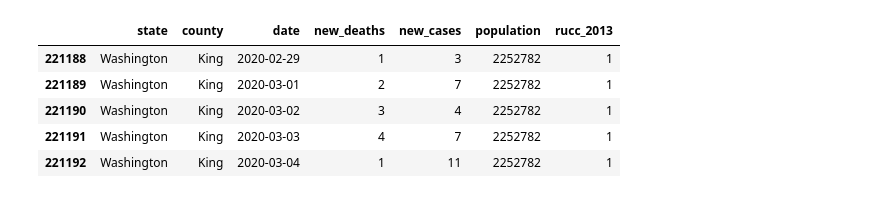
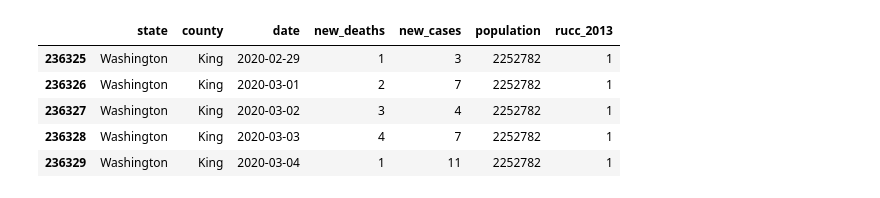
Before and after one commit to paulhtremblay/covid19, a Jupyter notebook: yakima_masks.ipynb, the cells around one changed output. Cells and saved outputs as stored; diff of their text form; code cells hidden in the pictures.

```diff
--- a/yakima_masks.ipynb
+++ b/yakima_masks.ipynb
@@ -95,15 +96,15 @@ show(p2)
 # %%
 DF.head()
 df_king = DF[(DF['state'] == 'Washington') & (DF['county'] == 'King')]
-df_king= df_king[(df_king['date']< datetime.datetime(2020, 6, 20))]
+#df_king= df_king[(df_king['date']< datetime.datetime(2020, 6, 20))]
 df_king.head()
 # %% [output]
 |  | state | county | date | new_deaths | new_cases | population | rucc_2013 |
-| 221188 | Washington | King | 2020-02-29 | 1 | 3 | 2252782 | 1 |
-| 221189 | Washington | King | 2020-03-01 | 2 | 7 | 2252782 | 1 |
-| 221190 | Washington | King | 2020-03-02 | 3 | 4 | 2252782 | 1 |
-| 221191 | Washington | King | 2020-03-03 | 4 | 7 | 2252782 | 1 |
-| 221192 | Washington | King | 2020-03-04 | 1 | 11 | 2252782 | 1 |
+| 236325 | Washington | King | 2020-02-29 | 1 | 3 | 2252782 | 1 |
+| 236326 | Washington | King | 2020-03-01 | 2 | 7 | 2252782 | 1 |
+| 236327 | Washington | King | 2020-03-02 | 3 | 4 | 2252782 | 1 |
+| 236328 | Washington | King | 2020-03-03 | 4 | 7 | 2252782 | 1 |
+| 236329 | Washington | King | 2020-03-04 | 1 | 11 | 2252782 | 1 |
 # %%
 dates_after_open = df_king[(df_king['date'] >= datetime.datetime(2020, 6, 5) + datetime.timedelta(days=5))                  ]
 X = list(range(1, len(dates_after_open['new_cases']) + 1))
```
Also changed, not shown: parts of 4 cells of this notebook, 2 other files.
